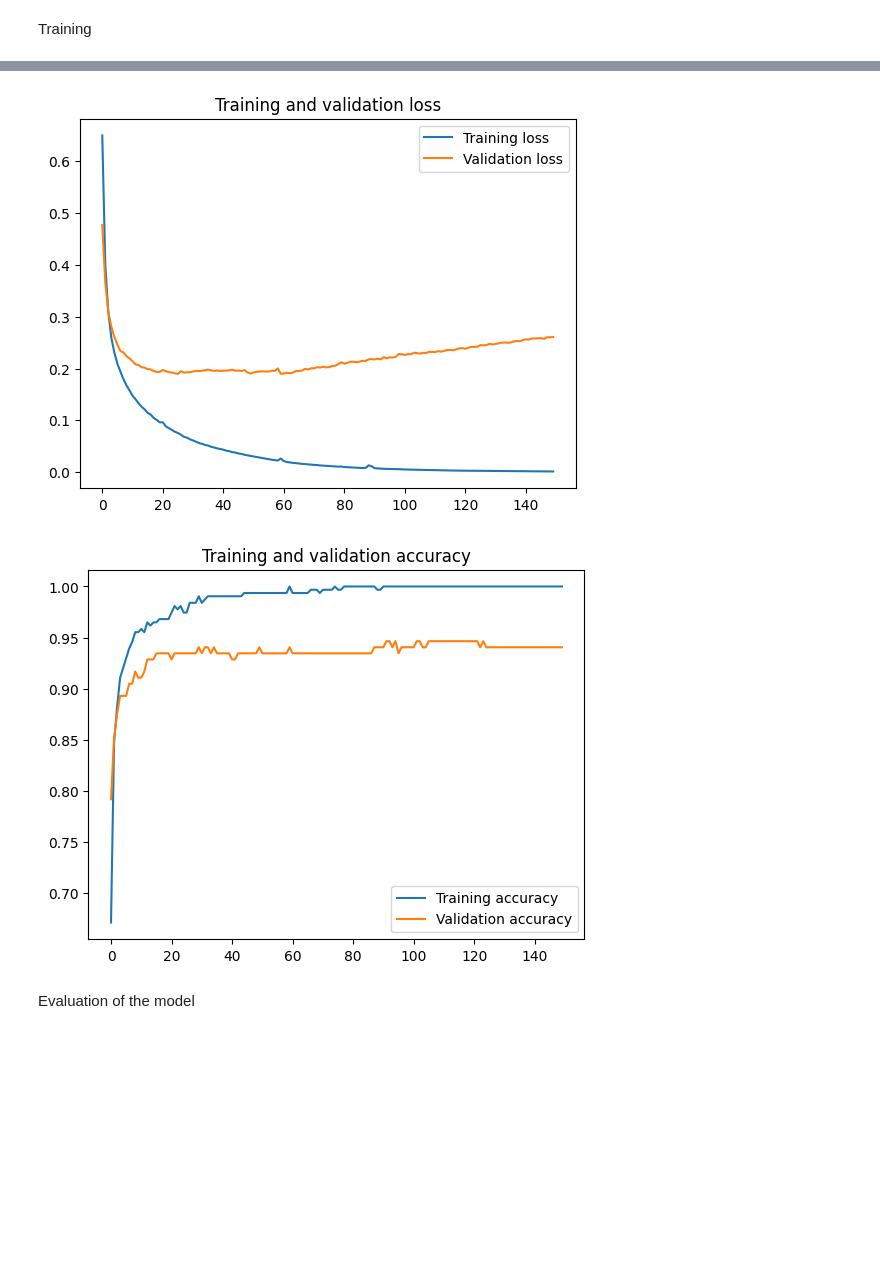
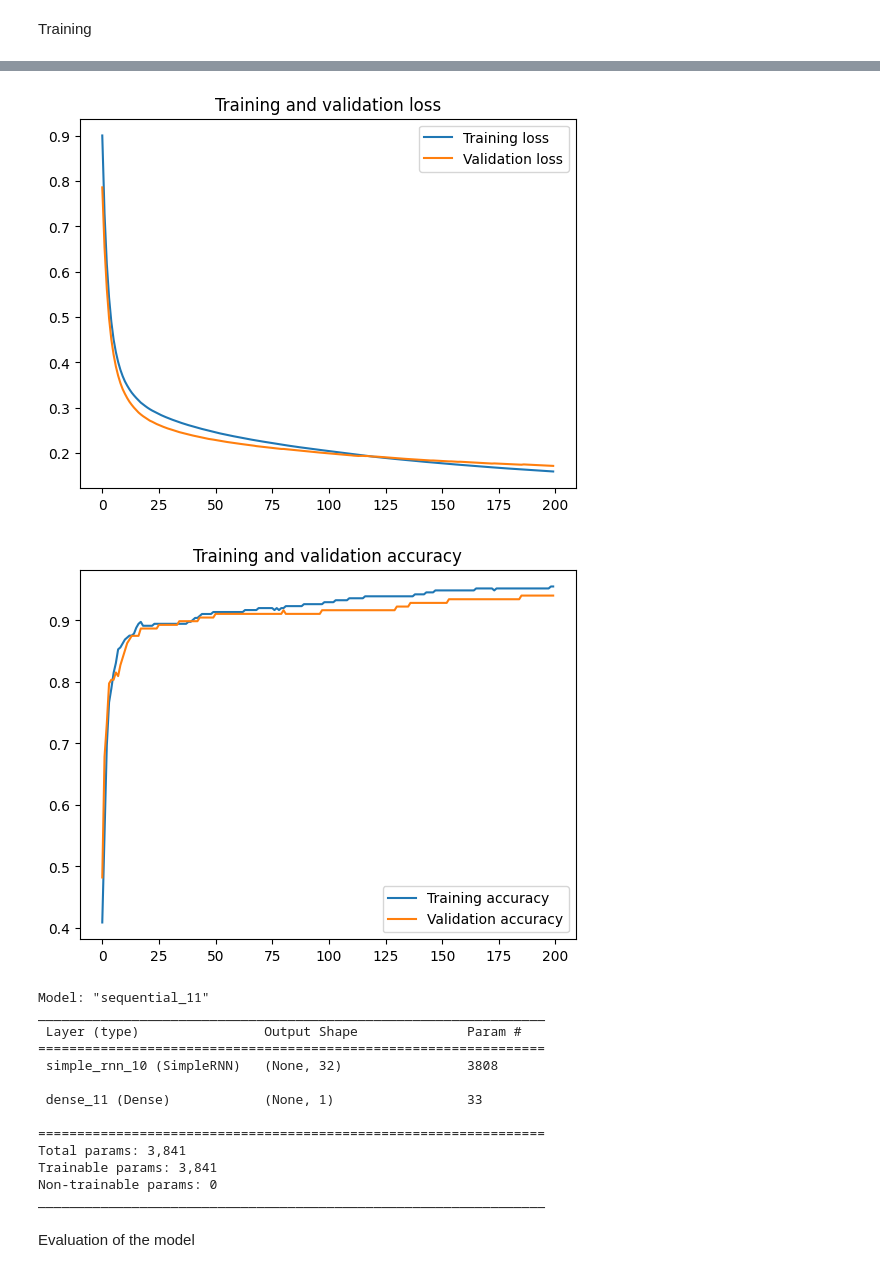
Before and after one commit to ChiaraAnsaldo/Neural-network-for-eeg-signal-analysis-for-epileptic-seizure-detection, a Jupyter notebook: Main-Mari.ipynb, the cells around one changed output, grey strips where cells are left out. Saved outputs shown, nothing was run; the diff lists cells and outputs as text; code cells hidden in the pictures; blank space fills up the shorter version.

```diff
--- a/Main-Mari.ipynb
+++ b/Main-Mari.ipynb
@@ -289,11 +213,22 @@ model = Sequential()
 model.add(SimpleRNN(32, input_shape=(None, x_train.shape[-1])))  # "timesteps" rappresenta il numero di istanti temporali nel segnale EEG, "features" è il numero di caratteristiche per ciascun istante temporale
 model.add(Dense(1, activation='sigmoid'))
 
+# Definisco l'ottimizzatore con il learning rate iniziale
+initial_learning_rate = 0.001
+optimizer = tf.keras.optimizers.SGD(learning_rate=initial_learning_rate)
+
+# Definisco il learning rate schedule con decay lineare
+decay_steps = 1000  # Numero di passi di addestramento dopo i quali applicare il decay
+decay_rate = 0.1  # Tasso di decay
+lr_schedule = tf.keras.optimizers.schedules.ExponentialDecay(initial_learning_rate, decay_steps, decay_rate, staircase=True)
+
 # Compilazione del modello
-model.compile(optimizer=Adam(), loss='binary_crossentropy', metrics=['accuracy'])
+model.compile(optimizer=optimizer, loss='binary_crossentropy', metrics=['accuracy'])
+# optimizer "adam"
+# model.compile(optimizer="adam", loss='binary_crossentropy', metrics=['accuracy'])
 
-# Addestramento del modello
-history = model.fit(x_train, y_train, epochs=150, batch_size=8, validation_data=(x_val, y_val))
+# Addestramento del modello con il learning rate modificato
+history = model.fit(x_train, y_train, epochs=200, batch_size=8, validation_data=(x_val, y_val), callbacks=[tf.keras.callbacks.LearningRateScheduler(lr_schedule)])
 
 train_loss = history.history['loss']
 val_loss = history.history['val_loss']
@@ -314,4 +249,6 @@ plt.title('Training and validation accuracy')
 plt.legend()
 
 plt.show()
+
+model.summary()
 # %% [output]
@@ -335,5 +272,18 @@ Epoch 150/150
-[figure, old version]
+[figure, new version]
-[figure, old version]
+[figure, new version]
+Model: "sequential_11"
+_________________________________________________________________
+ Layer (type)                Output Shape              Param #
+=================================================================
+ simple_rnn_10 (SimpleRNN)   (None, 32)                3808
+
+ dense_11 (Dense)            (None, 1)                 33
+
+=================================================================
+Total params: 3,841
+Trainable params: 3,841
+Non-trainable params: 0
+_________________________________________________________________
 # %% [markdown]
 Evaluation of the model
 # %%
```
Also changed, not shown: parts of 15 cells of this notebook.
